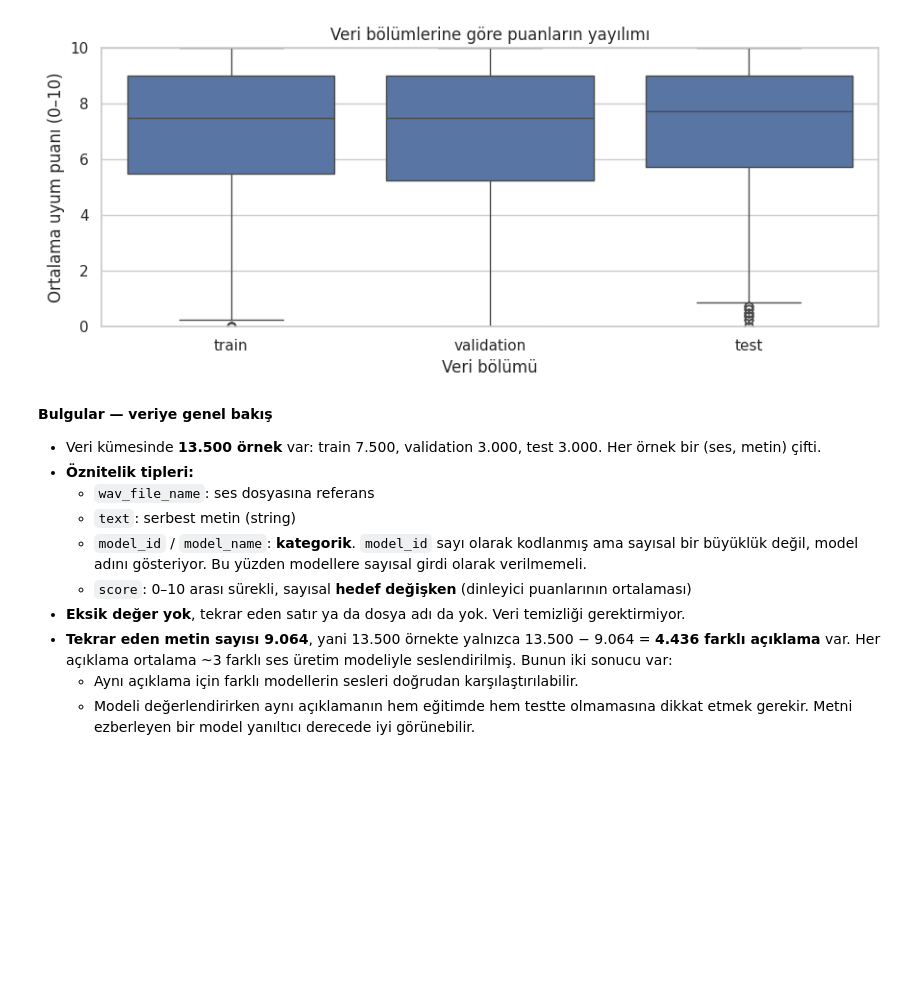
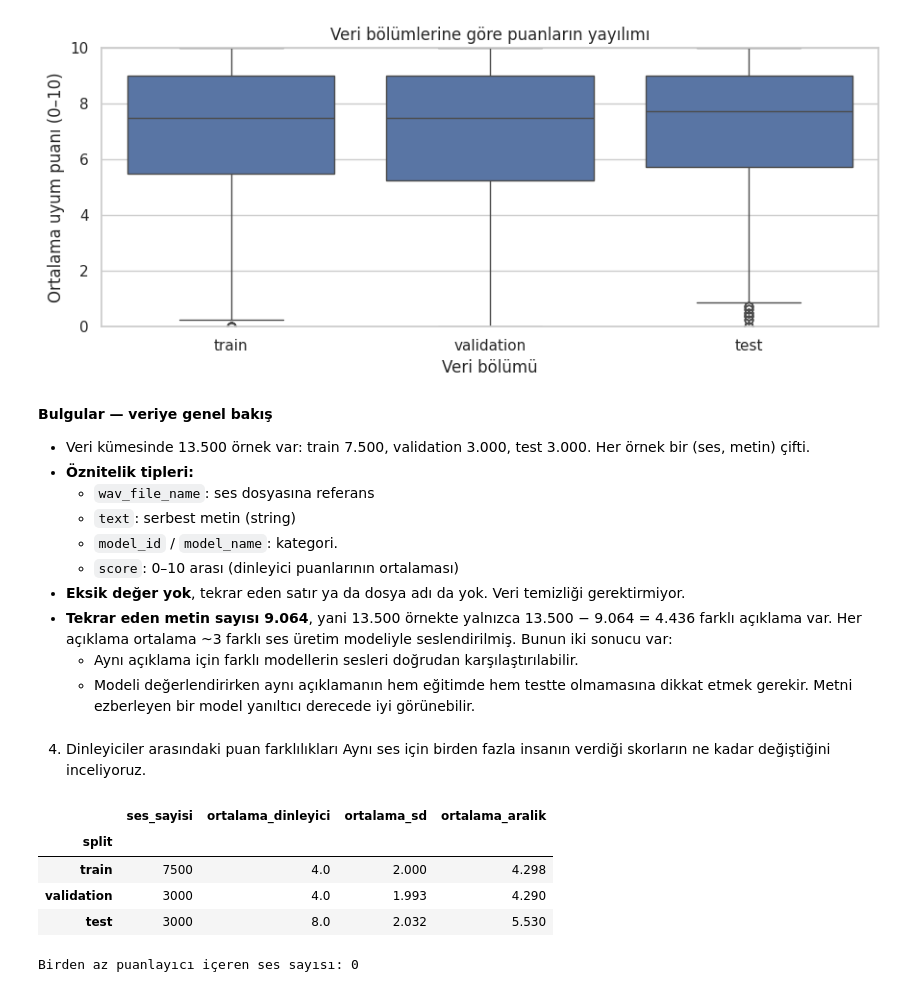
Before and after one commit to bm5201-2026/26832901020_26832901023_BM5201, a Jupyter notebook: assignment1_eda_baseline.ipynb, the cells around one changed output. Saved outputs shown, nothing was run; the diff lists cells and outputs as text; code cells hidden in the pictures; blank space fills up the shorter version.

```diff
--- a/assignment1_eda_baseline.ipynb
+++ b/assignment1_eda_baseline.ipynb
@@ -171,13 +169,56 @@ plt.show()
 # %% [markdown]
 **Bulgular — veriye genel bakış**
 
-- Veri kümesinde **13.500 örnek** var: train 7.500, validation 3.000, test 3.000. Her örnek bir (ses, metin) çifti.
+- Veri kümesinde 13.500 örnek var: train 7.500, validation 3.000, test 3.000. Her örnek bir (ses, metin) çifti.
 - **Öznitelik tipleri:**
   - `wav_file_name`: ses dosyasına referans
   - `text`: serbest metin (string)
-  - `model_id` / `model_name`: **kategorik**. `model_id` sayı olarak kodlanmış ama sayısal bir büyüklük değil, model adını gösteriyor. Bu yüzden modellere sayısal girdi olarak verilmemeli.
-  - `score`: 0–10 arası sürekli, sayısal **hedef değişken** (dinleyici puanlarının ortalaması)
+  - `model_id` / `model_name`: kategori.
+  - `score`: 0–10 arası (dinleyici puanlarının ortalaması)
 - **Eksik değer yok**, tekrar eden satır ya da dosya adı da yok. Veri temizliği gerektirmiyor.
-- **Tekrar eden metin sayısı 9.064**, yani 13.500 örnekte yalnızca 13.500 − 9.064 = **4.436 farklı açıklama** var. Her açıklama ortalama ~3 farklı ses üretim modeliyle seslendirilmiş. Bunun iki sonucu var:
+- **Tekrar eden metin sayısı 9.064**, yani 13.500 örnekte yalnızca 13.500 − 9.064 = 4.436 farklı açıklama var. Her açıklama ortalama ~3 farklı ses üretim modeliyle seslendirilmiş. Bunun iki sonucu var:
   - Aynı açıklama için farklı modellerin sesleri doğrudan karşılaştırılabilir.
   - Modeli değerlendirirken aynı açıklamanın hem eğitimde hem testte olmamasına dikkat etmek gerekir. Metni ezberleyen bir model yanıltıcı derecede iyi görünebilir.
+# %% [markdown]
+4. Dinleyiciler arasındaki puan farklılıkları
+Aynı ses için birden fazla insanın verdiği skorların ne kadar değiştiğini inceliyoruz.
+# %%
+# Ses başına verilen insan puanlarını
+listener_spread = (
+    #  aynı sesin puanları
+    df_l.groupby(["split", FILE_COL])[SCORE_COL]
+        # Kaç kişi puanlamış ve ortalama kaç
+        .agg(n_listeners="count", mean_listener_score="mean",
+             sd_listener="std", min_listener="min", max_listener="max")
+        .reset_index()
+)
+
+listener_spread["score_range"] = (
+
+    listener_spread["max_listener"] - listener_spread["min_listener"]
+)
+
+listener_summary = (
+    # Her veri bölümünü ayrı topluyoruz.
+    listener_spread.groupby("split")
+      .agg(ses_sayisi=(FILE_COL, "size"),
+
+           ortalama_dinleyici=("n_listeners", "mean"),
+
+           ortalama_sd=("sd_listener", "mean"),
+
+           ortalama_aralik=("score_range", "mean"))
+
+      .reindex(SPLITS).round(3)
+)
+
+display(listener_summary)
+# Hesaplanan bilgiyi ekrana yazdırıyoruz.
+print("Birden az puanlayıcı içeren ses sayısı:", (listener_spread["n_listeners"] < 2).sum())
+# %% [output]
+|  | ses_sayisi | ortalama_dinleyici | ortalama_sd | ortalama_aralik |
+| split |  |  |  |  |
+| train | 7500 | 4.0 | 2.000 | 4.298 |
+| validation | 3000 | 4.0 | 1.993 | 4.290 |
+| test | 3000 | 8.0 | 2.032 | 5.530 |
+Birden az puanlayıcı içeren ses sayısı: 0
```
Also changed, not shown: parts of 7 cells of this notebook.
